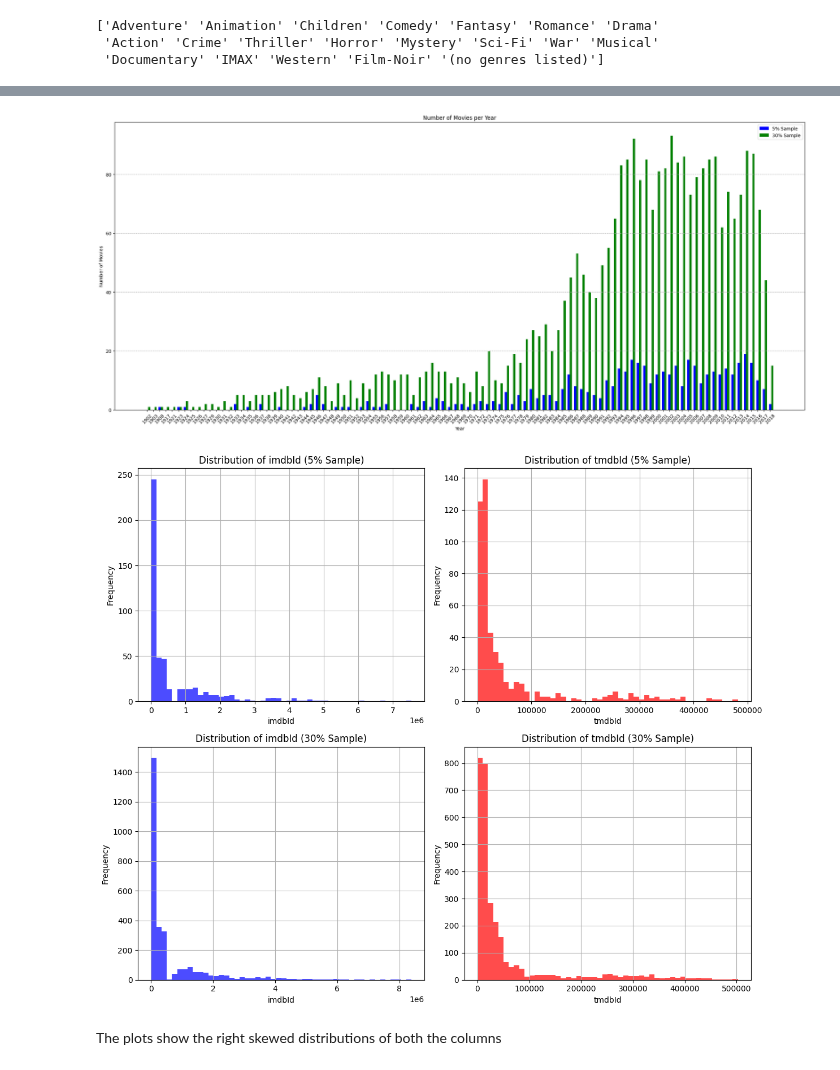
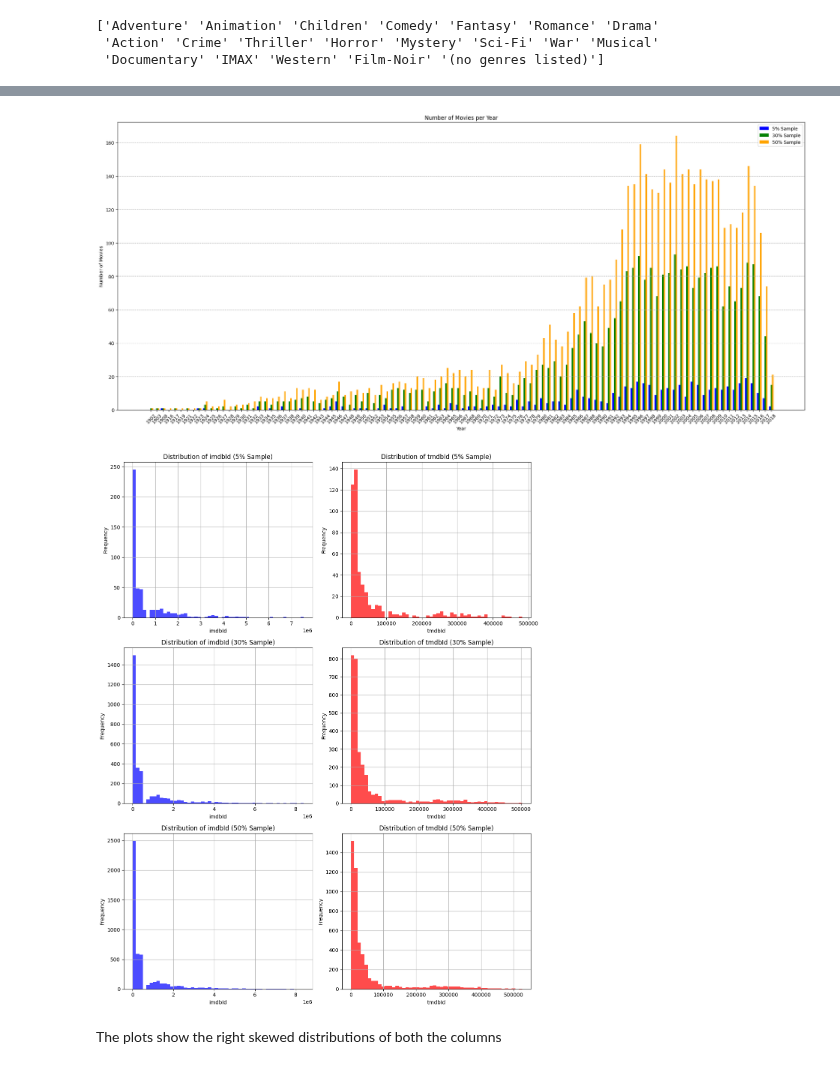
Before and after one commit to StijnHarder/SDfM---Jaume-and-Stijn, a Jupyter notebook: EDA Movielens - Samples.ipynb, the cells around one changed output, grey strips where cells are left out. Drawn from its saved outputs; the diff is of its cells as text; code cells hidden in the pictures.

```diff
--- a/EDA Movielens - Samples.ipynb
+++ b/EDA Movielens - Samples.ipynb
@@ -181,9 +216,10 @@ import matplotlib.pyplot as plt
 # Read Parquet file
 ML = pd.read_parquet('cleaned/movielens_parquet')
 
-# Extracting samples of 5% and 30%
+# Extracting samples of 5%, 30%, and 50%
 sample_5_percent = ML.sample(frac=0.05, random_state=42)
 sample_30_percent = ML.sample(frac=0.3, random_state=42)
+sample_50_percent = ML.sample(frac=0.5, random_state=42)
 
 # Counting the number of movies per year for 5% sample
 movies_per_year_5_percent = sample_5_percent['year'].value_counts().sort_index()
@@ -191,12 +227,15 @@ movies_per_year_5_percent = sample_5_percent['year'].value_counts().sort_index()
 # Counting the number of movies per year for 30% sample
 movies_per_year_30_percent = sample_30_percent['year'].value_counts().sort_index()
 
-# Get the union of all years in both samples
-all_years = sorted(set(movies_per_year_5_percent.index).union(set(movies_per_year_30_percent.index)))
+# Counting the number of movies per year for 50% sample
+movies_per_year_50_percent = sample_50_percent['year'].value_counts().sort_index()
 
-# Plotting the count of movies per year for both samples
+# Get the union of all years in all samples
+all_years = sorted(set(movies_per_year_5_percent.index).union(set(movies_per_year_30_percent.index), set(movies_per_year_50_percent.index)))
+
+# Plotting the count of movies per year for all samples
 plt.figure(figsize=(22, 10))
-bar_width = 0.35  # Adjust the width of each bar
+bar_width = 0.25  # Adjust the width of each bar
 
 # Plotting for 5% sample
 plt.bar(range(len(all_years)), [movies_per_year_5_percent.get(year, 0) for year in all_years],
@@ -206,60 +245,78 @@ plt.bar(range(len(all_years)), [movies_per_year_5_percent.get(year, 0) for year
 plt.bar([x + bar_width for x in range(len(all_years))], [movies_per_year_30_percent.get(year, 0) for year in all_years],
         color='green', width=bar_width, align='center', label='30% Sample')
 
+# Plotting for 50% sample
+plt.bar([x + 2 * bar_width for x in range(len(all_years))], [movies_per_year_50_percent.get(year, 0) for year in all_years],
+        color='orange', width=bar_width, align='center', label='50% Sample')
+
 plt.title('Number of Movies per Year')
 plt.xlabel('Year')
 plt.ylabel('Number of Movies')
 
 # Adjust x-ticks positions and labels
-plt.xticks(range(len(all_years)), all_years, rotation=45)
+plt.xticks([x + bar_width for x in range(len(all_years))], all_years, rotation=45)
 
 plt.legend()
 plt.grid(axis='y', linestyle='--', alpha=0.9)
 plt.tight_layout()
 plt.show()
 # %% [output]
-[figure, old version]
+[figure, new version]
 # %%
 # We will also plot the
 # %%
 import matplotlib.pyplot as plt
 
-# Create subplots
-fig, axes = plt.subplots(2, 2, figsize=(12, 10))
+# Create subplots with 3 rows and 2 columns
+fig, axes = plt.subplots(3, 2, figsize=(12, 15))
 
 # Plotting the distribution of imdbId for the 5% sample
 axes[0, 0].hist(sample_5_percent['imdbId'], bins=50, color='blue', alpha=0.7)
 axes[0, 0].set_title('Distribution of imdbId (5% Sample)')
 axes[0, 0].set_xlabel('imdbId')
 axes[0, 0].set_ylabel('Frequency')
 axes[0, 0].grid(True)
 
 # Plotting the distribution of tmdbId for the 5% sample
 axes[0, 1].hist(sample_5_percent['tmdbId'], bins=50, color='red', alpha=0.7)
 axes[0, 1].set_title('Distribution of tmdbId (5% Sample)')
 axes[0, 1].set_xlabel('tmdbId')
 axes[0, 1].set_ylabel('Frequency')
 axes[0, 1].grid(True)
 
 # Plotting the distribution of imdbId for the 30% sample
 axes[1, 0].hist(sample_30_percent['imdbId'], bins=50, color='blue', alpha=0.7)
 axes[1, 0].set_title('Distribution of imdbId (30% Sample)')
 axes[1, 0].set_xlabel('imdbId')
 axes[1, 0].set_ylabel('Frequency')
 axes[1, 0].grid(True)
 
 # Plotting the distribution of tmdbId for the 30% sample
 axes[1, 1].hist(sample_30_percent['tmdbId'], bins=50, color='red', alpha=0.7)
 axes[1, 1].set_title('Distribution of tmdbId (30% Sample)')
 axes[1, 1].set_xlabel('tmdbId')
 axes[1, 1].set_ylabel('Frequency')
 axes[1, 1].grid(True)
 
+# Plotting the distribution of imdbId for the 50% sample
+axes[2, 0].hist(sample_50_percent['imdbId'], bins=50, color='blue', alpha=0.7)
+axes[2, 0].set_title('Distribution of imdbId (50% Sample)')
+axes[2, 0].set_xlabel('imdbId')
+axes[2, 0].set_ylabel('Frequency')
+axes[2, 0].grid(True)
+
+# Plotting the distribution of tmdbId for the 50% sample
+axes[2, 1].hist(sample_50_percent['tmdbId'], bins=50, color='red', alpha=0.7)
+axes[2, 1].set_title('Distribution of tmdbId (50% Sample)')
+axes[2, 1].set_xlabel('tmdbId')
+axes[2, 1].set_ylabel('Frequency')
+axes[2, 1].grid(True)
+
 # Adjust layout
 plt.tight_layout()
 plt.show()
 # %% [output]
-[figure, old version]
+[figure, new version]
 # %% [markdown]
 The plots show the right skewed distributions of both the columns
 # %% [markdown]
```
Also changed, not shown: parts of 16 cells of this notebook, 3 other files.
